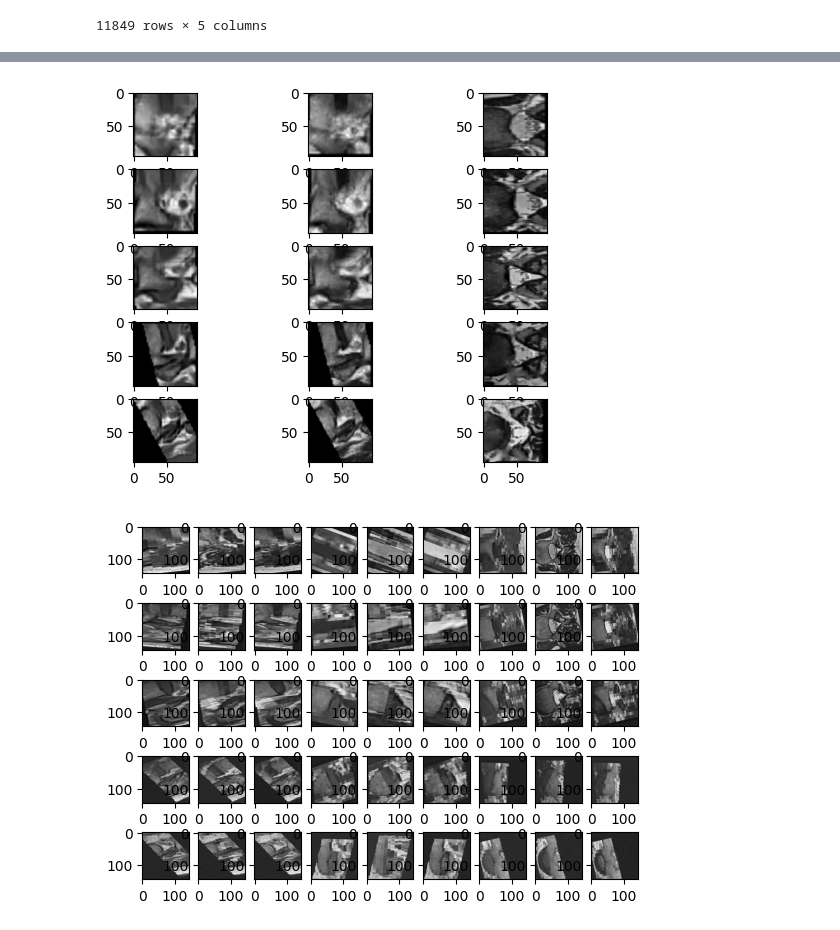
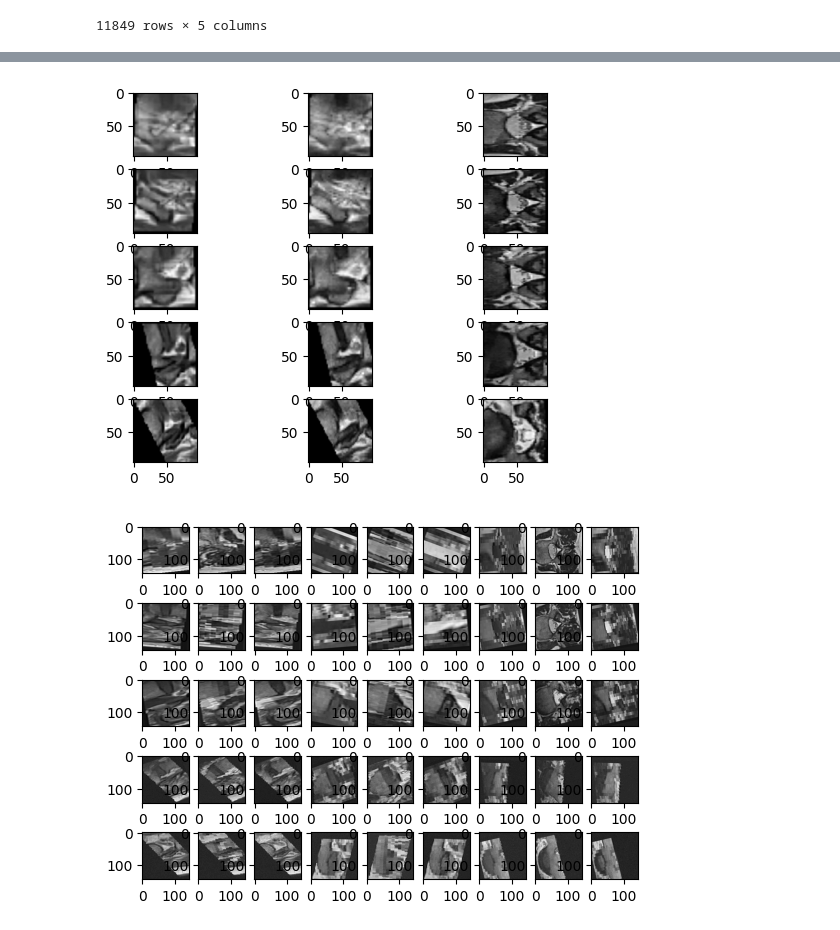
Before and after one commit to IDoCodingStuffs/rsna_2024, a Jupyter notebook: 3d_modeling/pc_loading.ipynb, the cells around one changed output, grey strips where cells are left out. Drawn from its saved outputs; the diff is of its cells as text; code cells hidden in the pictures.

```diff
--- a/3d_modeling/pc_loading.ipynb
+++ b/3d_modeling/pc_loading.ipynb
@@ -65,41 +65,40 @@ bounding_boxes
 # %%
 f, axs = plt.subplots(5, 3)
 
-index = 0
+for index in range(10):
+    for i in range(index * 5, (index + 1) * 5):
+        row = bounding_boxes.iloc[i]
+        level = row['level'].replace("/", "").lower()
+        min_bound = np.array([row['x_min'], row['y_min'], row['z_min']])
+        max_bound = np.array([row['x_max'], row['y_max'], row['z_max']])
 
-for i in range(index * 5, (index + 1) * 5):
-    row = bounding_boxes.iloc[i]
-    level = row['level'].replace("/", "").lower()
-    min_bound = np.array([row['x_min'], row['y_min'], row['z_min']])
-    max_bound = np.array([row['x_max'], row['y_max'], row['z_max']])
+        row_1 = coords.iloc[i + index]
+        row_2 = coords.iloc[i + index + 1]
 
-    row_1 = coords.iloc[i]
-    row_2 = coords.iloc[i + 1]
+        #level = (row_1['level'].str + "_" + row_2["level"].str).lower()
+        pt1 = np.array([row_1['x'], row_1['y'], row_1['z']])
+        pt2 = np.array([row_2['x'], row_2['y'], row_2['z']])
 
-    #level = (row_1['level'].str + "_" + row_2["level"].str).lower()
-    pt1 = np.array([row_1['x'], row_1['y'], row_1['z']])
-    pt2 = np.array([row_2['x'], row_2['y'], row_2['z']])
+        grid = read_vertebral_level_as_voxel_grid_nonaligned(
+            f"../data/rsna-2024-lumbar-spine-degenerative-classification/train_images/{row_1['study_id']}",
+            vertebral_level=level,
+            center_point_pair=(pt1,pt2),
+            min_bound=min_bound,
+            max_bound=max_bound,
+            series_type_dict=series_descs,
+            voxel_size=(96, 96, 96),
+            caching=False
+        )
 
-    grid = read_vertebral_level_as_voxel_grid_nonaligned(
-        f"../data/rsna-2024-lumbar-spine-degenerative-classification/train_images/{row_1['study_id']}",
-        vertebral_level=level,
-        center_point_pair=(pt1,pt2),
-        min_bound=min_bound,
-        max_bound=max_bound,
-        series_type_dict=series_descs,
-        voxel_size=(96, 96, 96),
-        caching=False
-    )
+        # grid = tf(grid.astype(np.float32))
 
-    # grid = tf(grid.astype(np.float32))
+        axs[i % 5, 0].imshow(grid[0, 28], cmap="gray")
+        axs[i % 5, 1].imshow(grid[2, 28], cmap="gray")
+        axs[i % 5, 2].imshow(grid[1, :, :, 48], cmap="gray")
 
-    axs[i % 5, 0].imshow(grid[0, 28], cmap="gray")
-    axs[i % 5, 1].imshow(grid[2, 28], cmap="gray")
-    axs[i % 5, 2].imshow(grid[1, :, :, 48], cmap="gray")
-
-plt.show()
+    plt.show()
 # %% [output]
-[figure, old version]
+[figure, new version]
 # %%
 tf = tio.Compose([
     tio.ZNormalization(),
```
Also changed, not shown: parts of 1 cell of this notebook, 1 other file.
